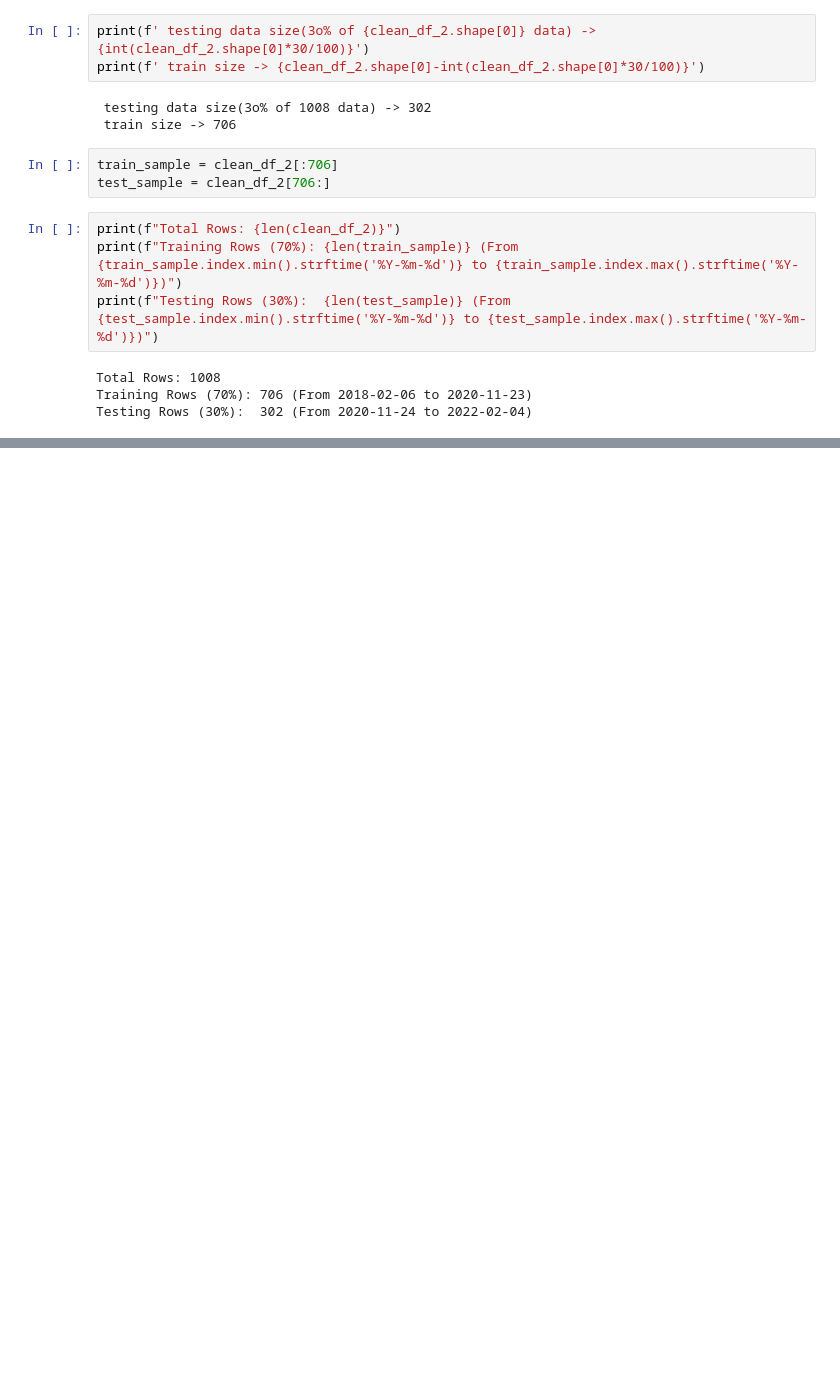
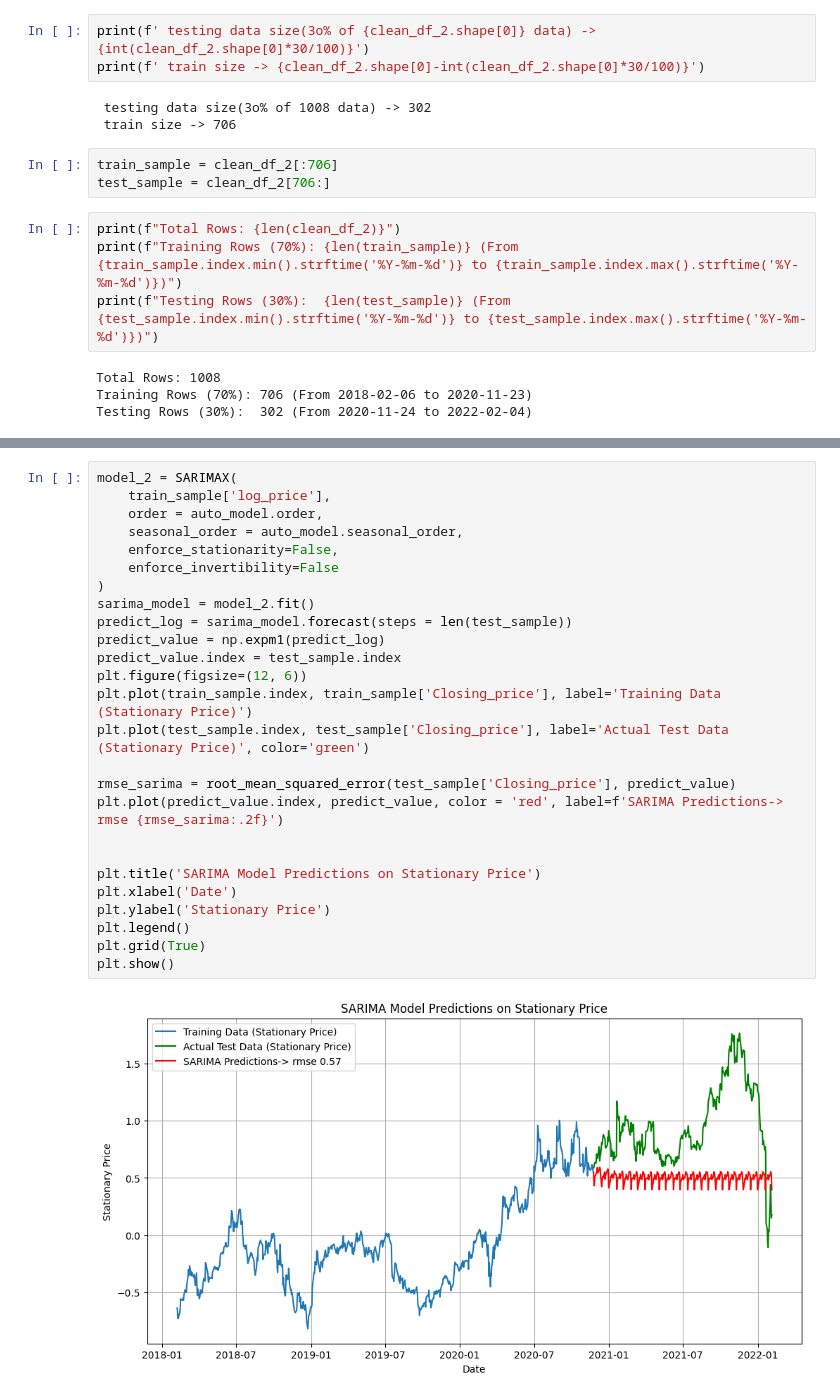
Before and after one commit to Sharddha-Sharddha/prt_practice, a Jupyter notebook: prt_practice.ipynb, the cells around one changed output, grey strips where cells are left out. Cells and saved outputs as stored; diff of their text form; blank space fills up the shorter version.

```diff
--- a/prt_practice.ipynb
+++ b/prt_practice.ipynb
@@ -597,0 +628,28 @@ KeyError: 'stationary'
+# %%
+model_2 = SARIMAX(
+    train_sample['log_price'],
+    order = auto_model.order,
+    seasonal_order = auto_model.seasonal_order,
+    enforce_stationarity=False,
+    enforce_invertibility=False
+)
+sarima_model = model_2.fit()
+predict_log = sarima_model.forecast(steps = len(test_sample))
+predict_value = np.expm1(predict_log)
+predict_value.index = test_sample.index
+plt.figure(figsize=(12, 6))
+plt.plot(train_sample.index, train_sample['Closing_price'], label='Training Data (Stationary Price)')
+plt.plot(test_sample.index, test_sample['Closing_price'], label='Actual Test Data (Stationary Price)', color='green')
+
+rmse_sarima = root_mean_squared_error(test_sample['Closing_price'], predict_value)
+plt.plot(predict_value.index, predict_value, color = 'red', label=f'SARIMA Predictions-> rmse {rmse_sarima:.2f}')
+
+
+plt.title('SARIMA Model Predictions on Stationary Price')
+plt.xlabel('Date')
+plt.ylabel('Stationary Price')
+plt.legend()
+plt.grid(True)
+plt.show()
+# %% [output]
+[figure, added]
```
Also changed, not shown: parts of 7 cells of this notebook.
